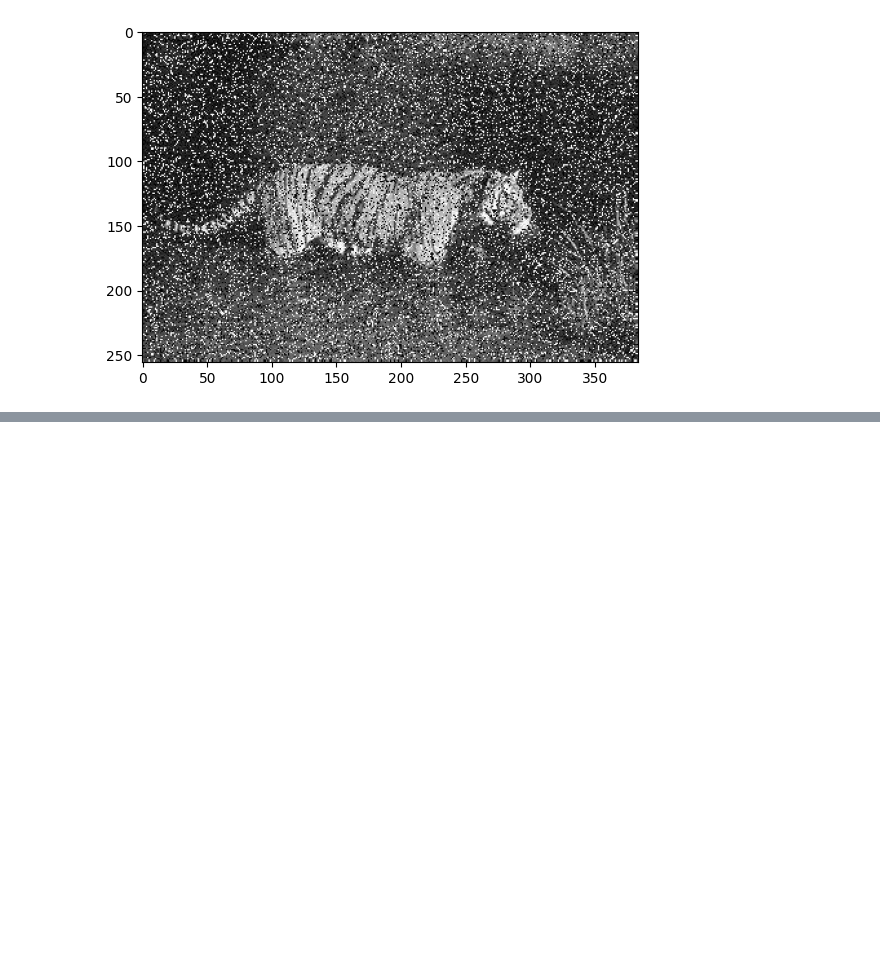
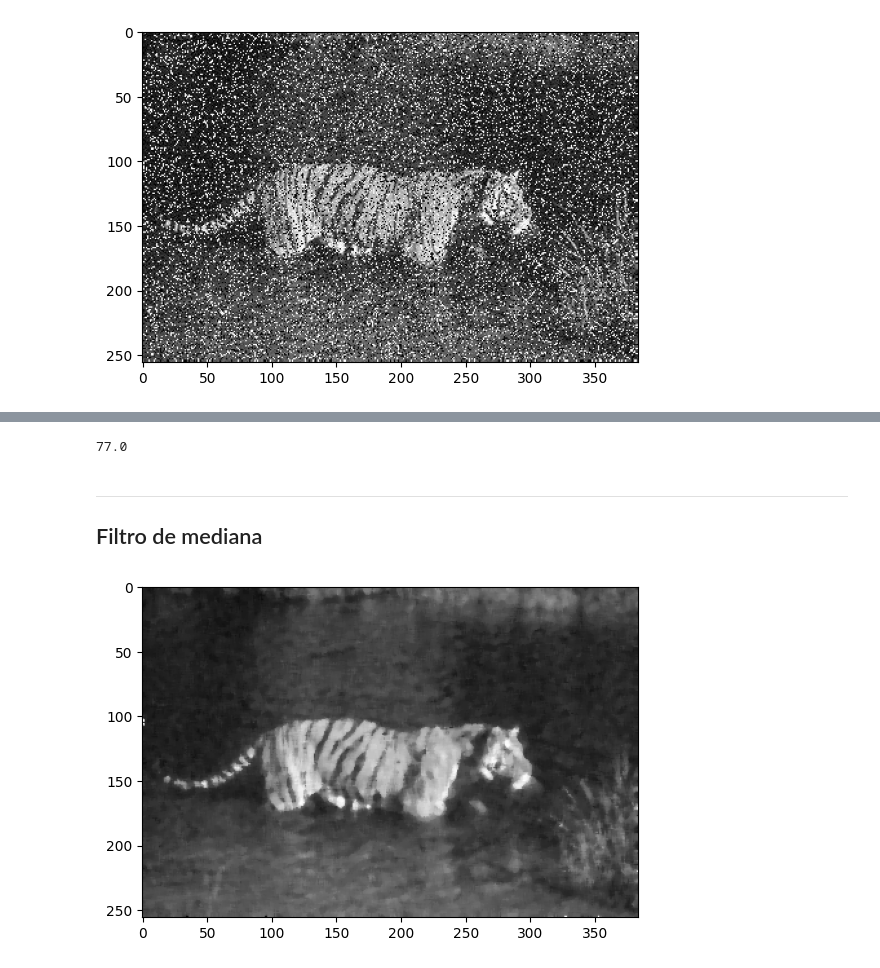
Before and after one commit to mikecr96/PDI-Ago-Dic25-GpoB, a Jupyter notebook: Semana X/filtros.ipynb, the cells around one changed output, grey strips where cells are left out. Saved outputs shown, nothing was run; the diff lists cells and outputs as text; code cells hidden in the pictures; blank space fills up the shorter version.

```diff
--- a/Semana X/filtros.ipynb
+++ b/Semana X/filtros.ipynb
@@ -84,0 +130,11 @@ mediana =
+# %%
+np.median(matriz_aplanda).item()
+# %% [output]
+77.0
+# %% [markdown]
+---
+## Filtro de mediana
+# %%
+show_img(cv.medianBlur(img_noise, 5))
+# %% [output]
+[figure, added]
```
Also changed, not shown: parts of 22 cells of this notebook.
